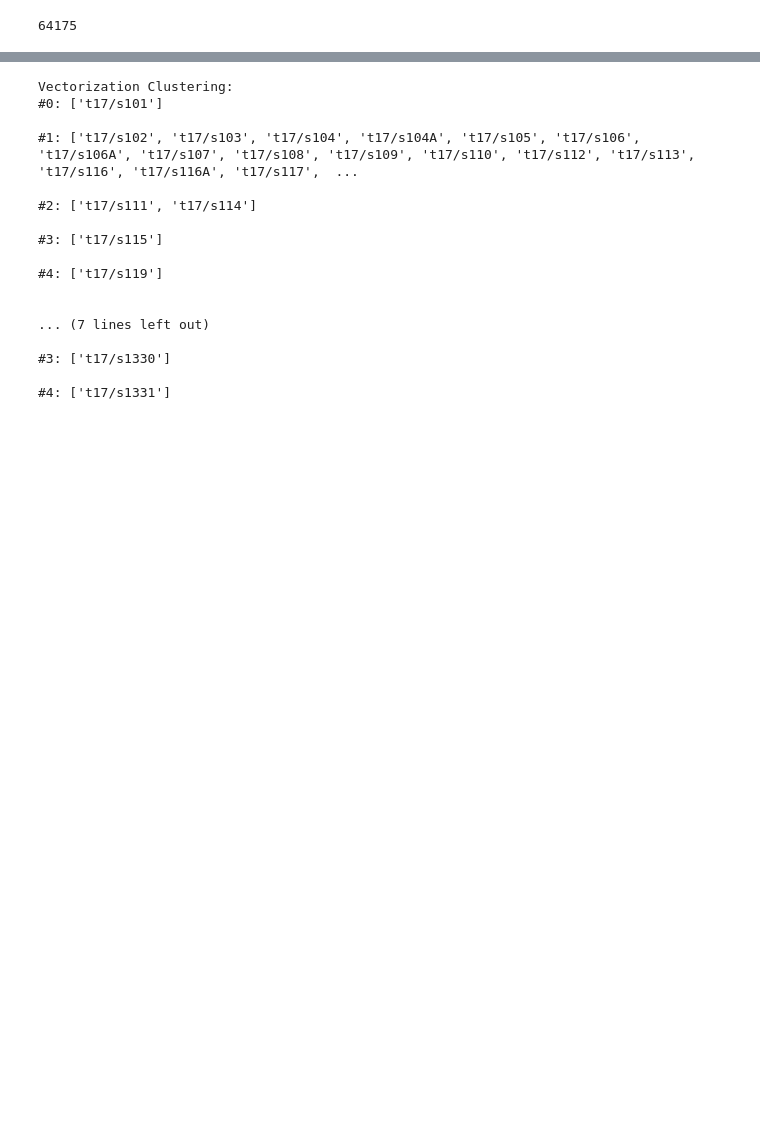
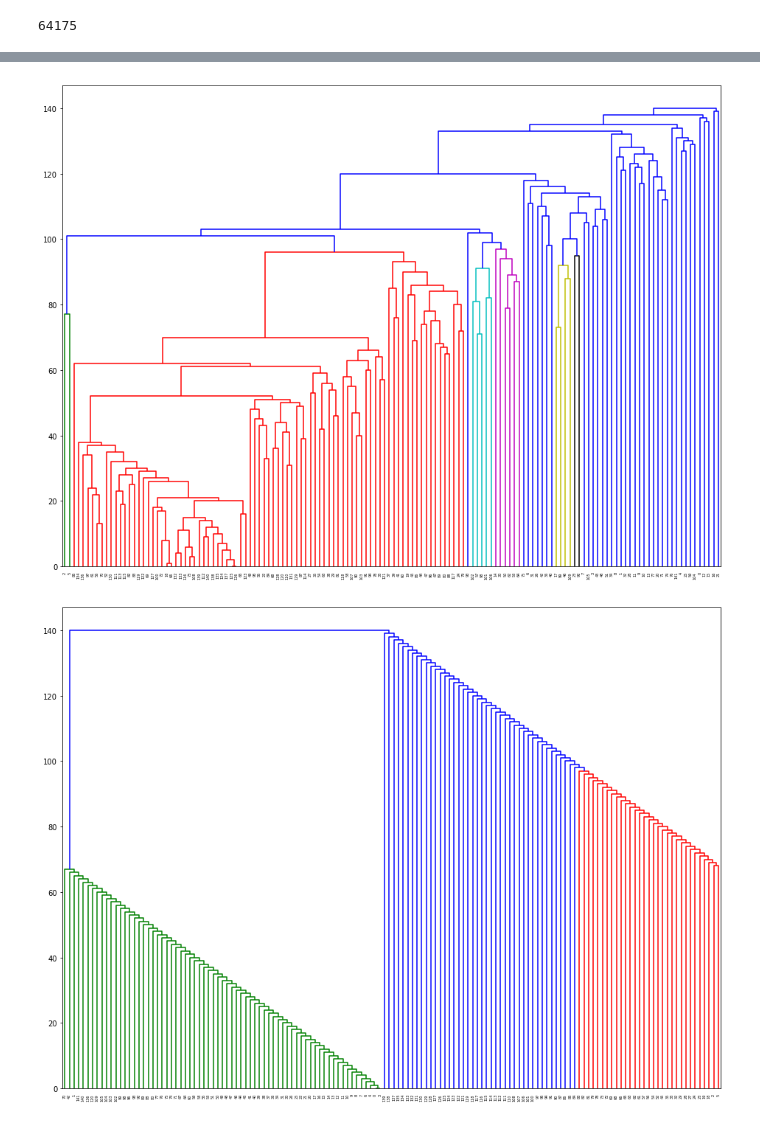
Before and after one commit to zhihao-liu/uscode-analysis, a Jupyter notebook: examples/cluster.ipynb, the cells around one changed output, grey strips where cells are left out. Saved outputs shown, nothing was run; the diff lists cells and outputs as text; code cells hidden in the pictures; blank space fills up the shorter version.

Commit message:
Clustering on titles & dendrogram

```diff
--- a/examples/cluster.ipynb
+++ b/examples/cluster.ipynb
@@ -20,8 +25,10 @@ print(len(cn.nodes))
 # %% [output]
 64175
 # %%
-title_id = 't17'
-sections = usc.title(title_id).sections()
-print(len(sections))
+title_ids = ['t17', 't32', 't39']
+section_lists = [list(usc.title(t).sections()) for t in title_ids]
+
+for sections in section_lists:
+    print(len(sections))
 # %% [output]
 142
@@ -28,7 +37,11 @@ print(len(sections))
 # %%
-for section in sections:
-    print('{}: {} sinks'.format(section.id,
-                                len(cn.sinks_from(section.id))))
+def print_num_of_sinks(sections):
+    for sec in itertools.islice(sections, 5):
+        print('{}: {} sinks'.format(sec.id, len(cn.sinks_from(sec.id))))
+    print()
+
+for sections in section_lists:
+    print_num_of_sinks(sections)
 # %% [output]
 t17/s101: 4920 sinks
 t17/s102: 4921 sinks
@@ -50,31 +75,15 @@ t17/s1401: 4920 sinks
 # %%
-vectorization_clustering = Clustering(sections, vectorization_distance)
-citation_clustering = Clustering(sections, CitationSinks(sections, cn).distance)
+def show_dendrogram(sections):
+    vectorization_clustering = Clustering(sections, vectorization_distance)
+    citation_clustering = Clustering(sections, CitationSinks(sections, cn).distance)
+
+    plt.figure(figsize=(16, 12))
+    vectorization_clustering.plot_dendrogram()
+
+    plt.figure(figsize=(16, 12))
+    citation_clustering.plot_dendrogram()
-# %%
-def print_clusters(clusters):
-    print('\n\n'.join('#{}: {}'.format(i, str(c)) for i, c in enumerate(clusters)))
-
-print("Vectorization Clustering:")
-print_clusters(vectorization_clustering.get_clusters(5))
-
-print('\n\n')
-print("Citation Clustering:")
-print_clusters(citation_clustering.get_clusters(5))
-# %% [output]
-Vectorization Clustering:
-#0: ['t17/s101']
-
-#1: ['t17/s102', 't17/s103', 't17/s104', 't17/s104A', 't17/s105', 't17/s106', 't17/s106A', 't17/s107', 't17/s108', 't17/s109', 't17/s110', 't17/s112', 't17/s113', 't17/s116', 't17/s116A', 't17/s117',  ...
-
-#2: ['t17/s111', 't17/s114']
-
-#3: ['t17/s115']
-
-#4: ['t17/s119']
-
-
-... (7 lines left out)
-
-#3: ['t17/s1330']
-
-#4: ['t17/s1331']
+# %%
+show_dendrogram(section_lists[0])
+# %% [output]
+[figure, added]
+[figure, added]
```
Also changed, not shown: parts of 8 cells of this notebook, 4 other files.
